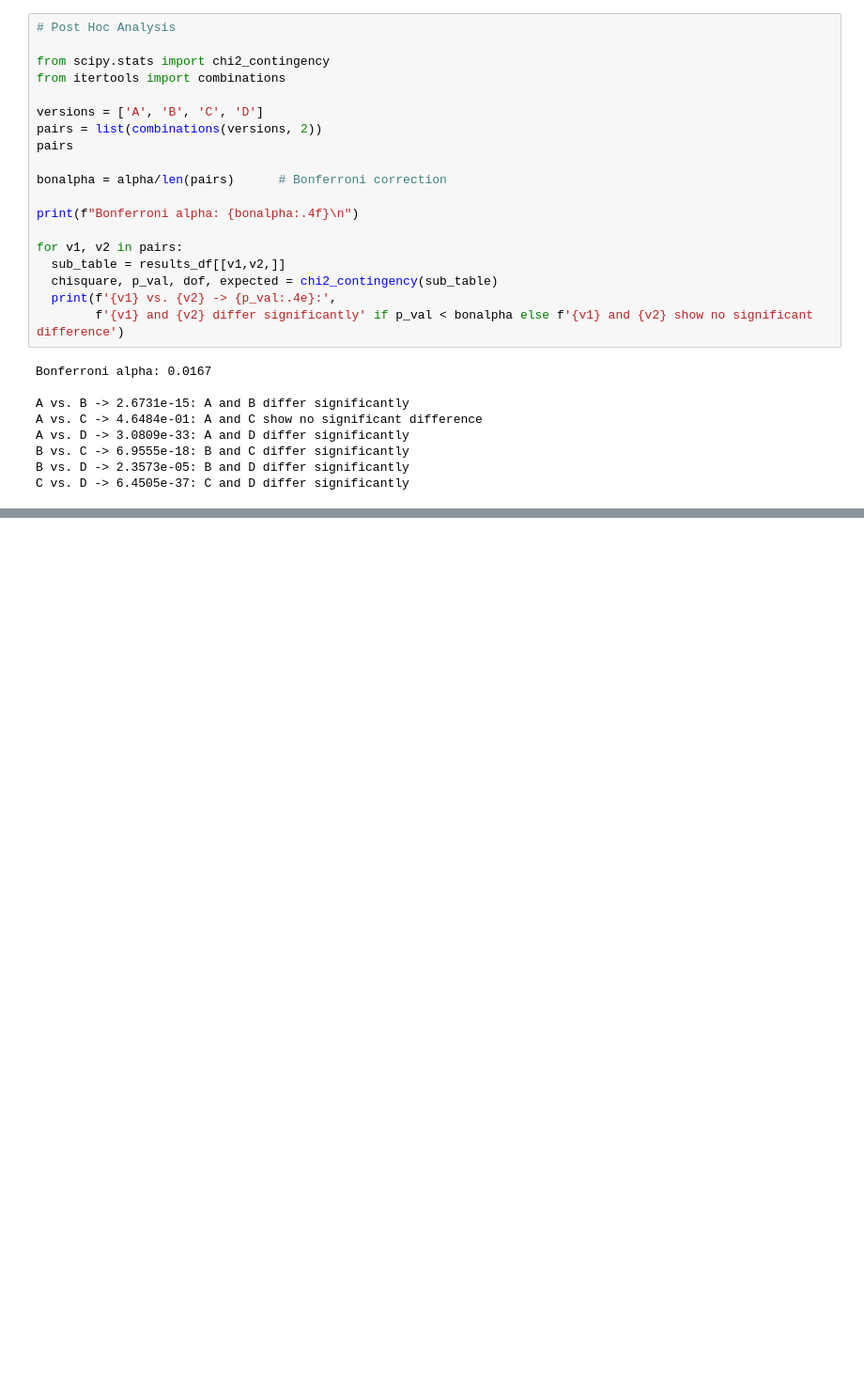
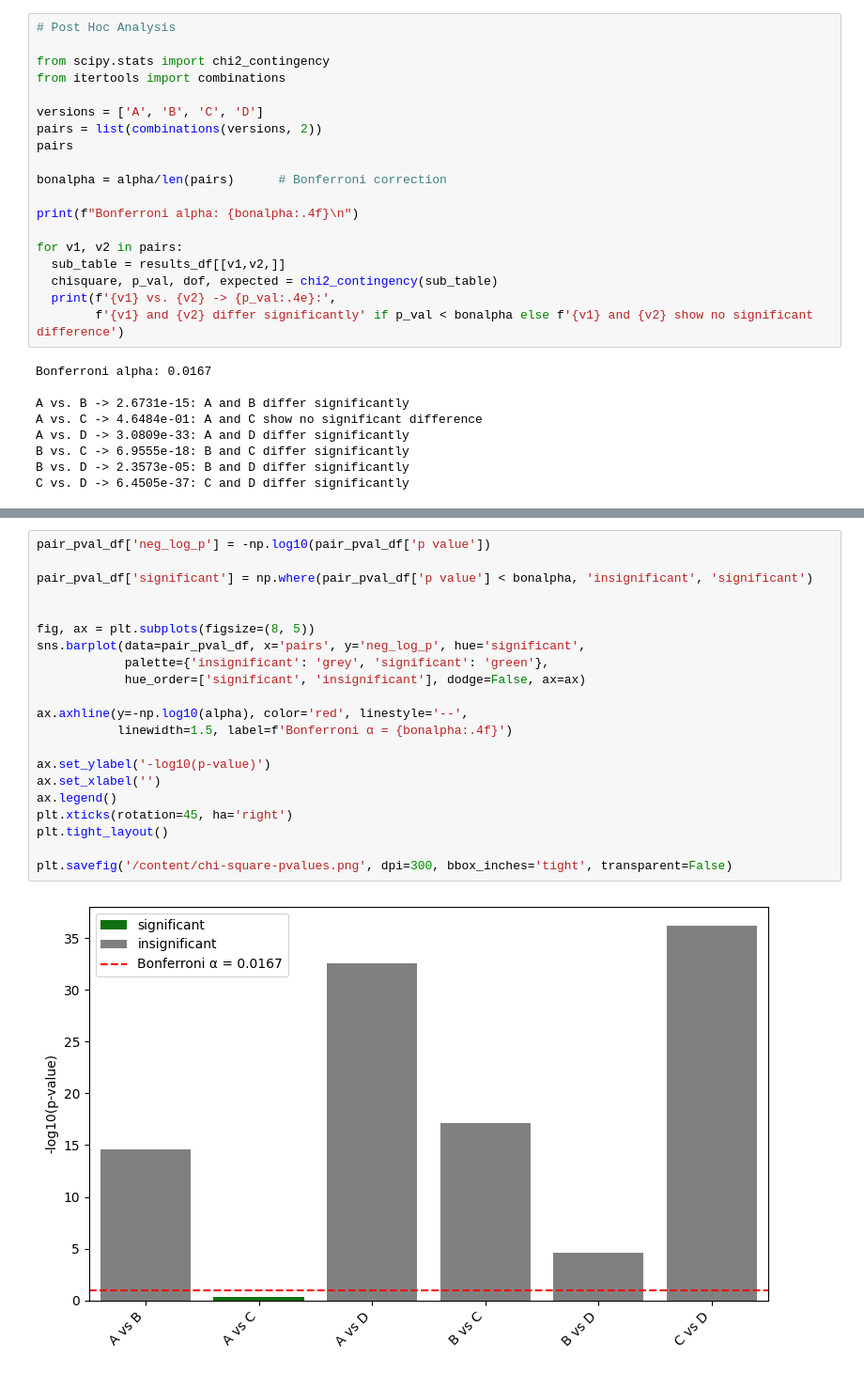
Before and after one commit to FlorianHast/Eniac-ABTest, a Jupyter notebook: notebooks/eniac_ABTesting.ipynb, the cells around one changed output, grey strips where cells are left out. Shown at 94% size. Drawn from its saved outputs; the diff is of its cells as text; blank space fills up the shorter version.

```diff
--- a/notebooks/eniac_ABTesting.ipynb
+++ b/notebooks/eniac_ABTesting.ipynb
@@ -215,0 +347,23 @@ ctrs.sort_values('CTR', ascending=False)
+# %%
+pair_pval_df['neg_log_p'] = -np.log10(pair_pval_df['p value'])
+
+pair_pval_df['significant'] = np.where(pair_pval_df['p value'] < bonalpha, 'insignificant', 'significant')
+
+
+fig, ax = plt.subplots(figsize=(8, 5))
+sns.barplot(data=pair_pval_df, x='pairs', y='neg_log_p', hue='significant',
+            palette={'insignificant': 'grey', 'significant': 'green'},
+            hue_order=['significant', 'insignificant'], dodge=False, ax=ax)
+
+ax.axhline(y=-np.log10(alpha), color='red', linestyle='--',
+           linewidth=1.5, label=f'Bonferroni α = {bonalpha:.4f}')
+
+ax.set_ylabel('-log10(p-value)')
+ax.set_xlabel('')
+ax.legend()
+plt.xticks(rotation=45, ha='right')
+plt.tight_layout()
+
+plt.savefig('/content/chi-square-pvalues.png', dpi=300, bbox_inches='tight', transparent=False)
+# %% [output]
+[figure, added]
```
Also changed, not shown: parts of 11 cells of this notebook.
